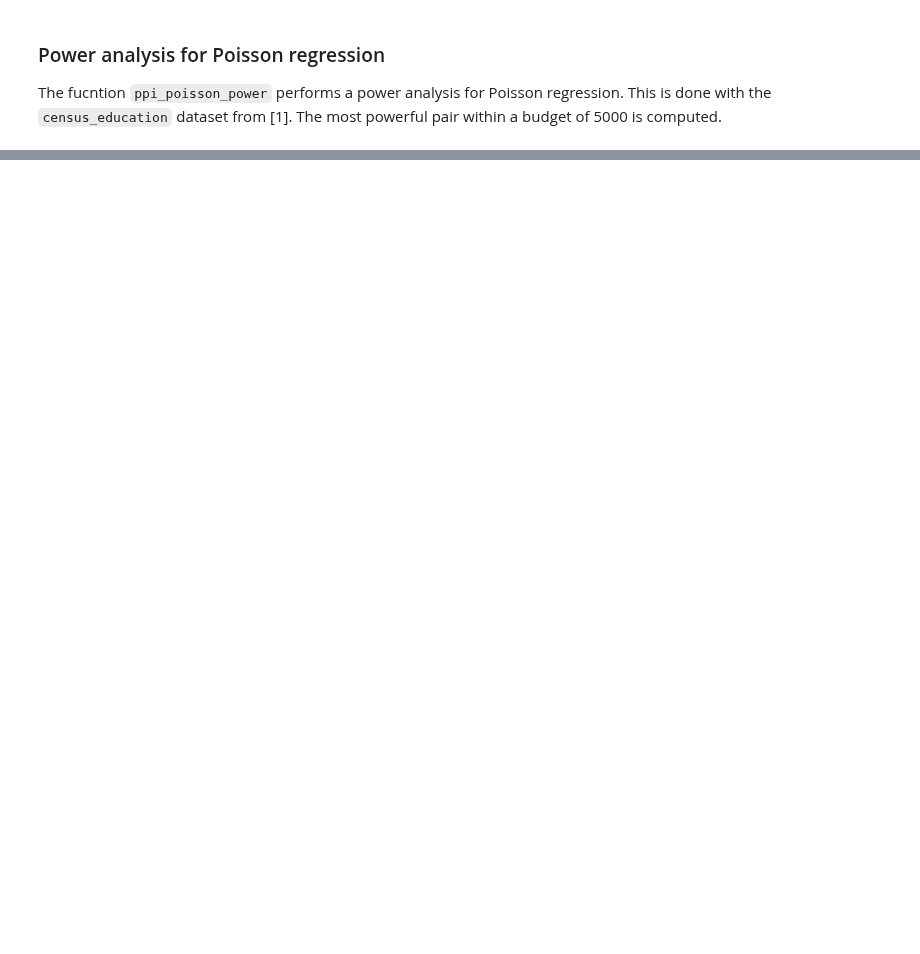
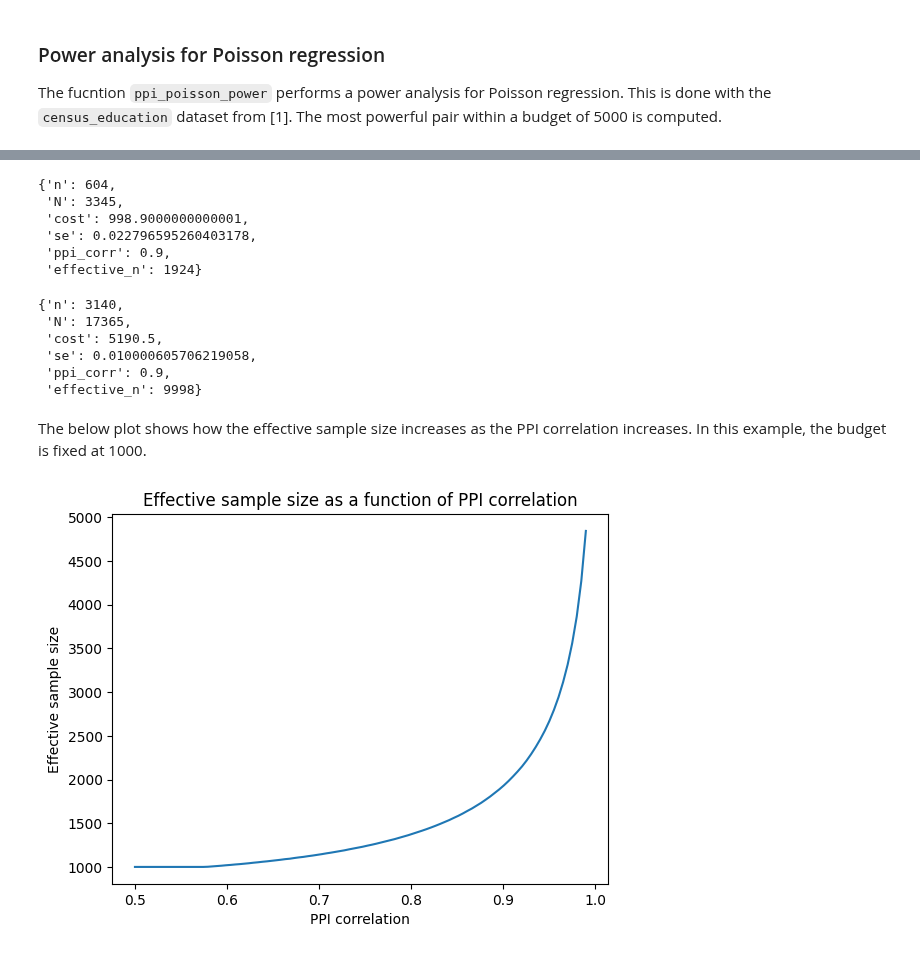
Before and after one commit to aangelopoulos/ppi_py, a Jupyter notebook: examples/power_analysis.ipynb, the cells around one changed output, grey strips where cells are left out. Saved outputs shown, nothing was run; the diff lists cells and outputs as text; code cells hidden in the pictures; blank space fills up the shorter version.

```diff
--- a/examples/power_analysis.ipynb
+++ b/examples/power_analysis.ipynb
@@ -598,0 +489,53 @@ plt.show()
+# %%
+ppi_corr = 0.9
+sigma_sq = 1
+cost_Y = 1
+cost_Yhat = 0.1
+cost_X = 0
+budget = 1000
+
+powerful_pair = ppi_power(
+    ppi_corr, sigma_sq, cost_X, cost_Y, cost_Yhat, budget = budget
+)
+
+powerful_pair
+# %% [output]
+{'n': 604,
+ 'N': 3345,
+ 'cost': 998.9000000000001,
+ 'se': 0.022796595260403178,
+ 'ppi_corr': 0.9,
+ 'effective_n': 1924}
+# %%
+se = 0.01
+
+cheapest_pair = ppi_power(
+    ppi_corr, sigma_sq, cost_X, cost_Y, cost_Yhat, se = se
+)
+
+cheapest_pair
+# %% [output]
+{'n': 3140,
+ 'N': 17365,
+ 'cost': 5190.5,
+ 'se': 0.010000605706219058,
+ 'ppi_corr': 0.9,
+ 'effective_n': 9998}
+# %% [markdown]
+The below plot shows how the effective sample size increases as the PPI correlation increases. In this example, the budget is fixed at 1000.
+# %%
+ppi_corrs = np.linspace(0.5, 0.99, 100)
+effective_ns = np.zeros_like(ppi_corrs)
+for i, ppi_corr in enumerate(ppi_corrs):
+    powerful_pair = ppi_power(
+        ppi_corr, sigma_sq, cost_X, cost_Y, cost_Yhat, budget = budget
+    )
+    effective_ns[i] = powerful_pair["effective_n"]
+# %%
+plt.plot(ppi_corrs, effective_ns)
+plt.xlabel("PPI correlation")
+plt.ylabel("Effective sample size")
+plt.title("Effective sample size as a function of PPI correlation")
+plt.show()
+# %% [output]
+[figure, added]
```
Also changed, not shown: parts of 43 cells of this notebook, 4 other files.
